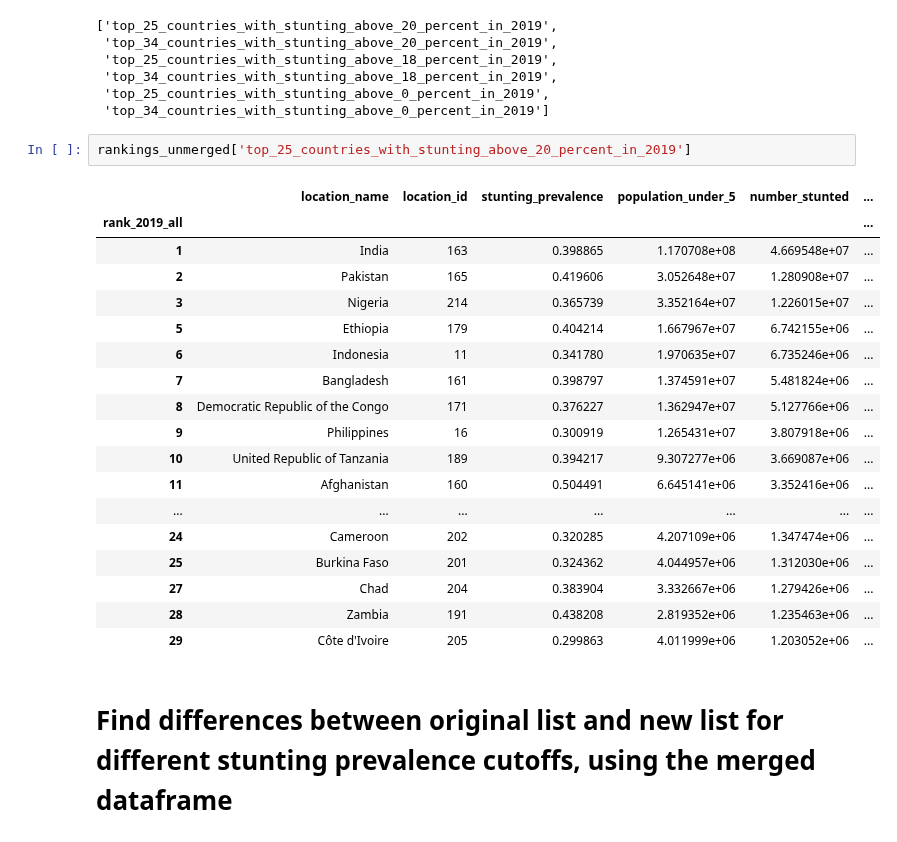
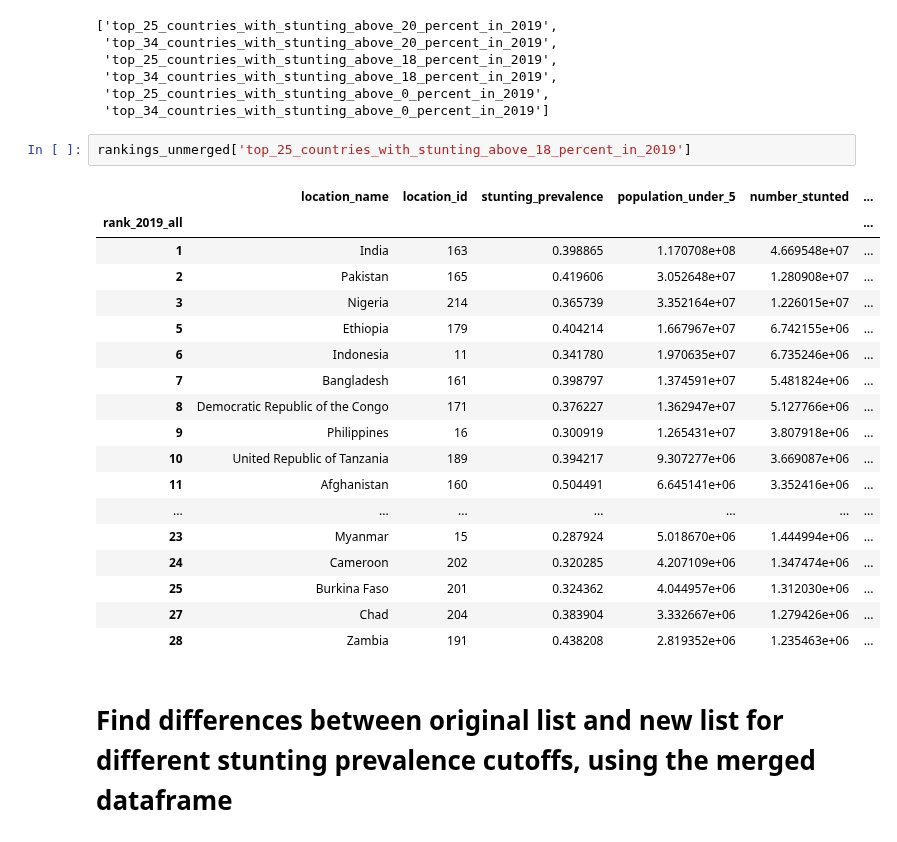
Before and after one commit to ihmeuw/vivarium_data_analysis, a Jupyter notebook: pre_processing/lsff_project/2020_10_15a_demonstrate_rank_locations_by_stunting_module.ipynb, the cells around one changed output. Saved outputs shown, nothing was run; the diff lists cells and outputs as text.

```diff
--- a/pre_processing/lsff_project/2020_10_15a_demonstrate_rank_locations_by_stunting_module.ipynb
+++ b/pre_processing/lsff_project/2020_10_15a_demonstrate_rank_locations_by_stunting_module.ipynb
@@ -281,26 +292,26 @@ list(rankings_unmerged.keys())
  'top_25_countries_with_stunting_above_0_percent_in_2019',
  'top_34_countries_with_stunting_above_0_percent_in_2019']
 # %%
-rankings_unmerged['top_25_countries_with_stunting_above_20_percent_in_2019']
+rankings_unmerged['top_25_countries_with_stunting_above_18_percent_in_2019']
 # %% [output]
 |  | location_name | location_id | stunting_prevalence | population_under_5 | number_stunted | ... |
 | rank_2019_all |  |  |  |  |  | ... |
 | 1 | India | 163 | 0.398865 | 1.170708e+08 | 4.669548e+07 | ... |
 | 2 | Pakistan | 165 | 0.419606 | 3.052648e+07 | 1.280908e+07 | ... |
 | 3 | Nigeria | 214 | 0.365739 | 3.352164e+07 | 1.226015e+07 | ... |
 | 5 | Ethiopia | 179 | 0.404214 | 1.667967e+07 | 6.742155e+06 | ... |
 | 6 | Indonesia | 11 | 0.341780 | 1.970635e+07 | 6.735246e+06 | ... |
 | 7 | Bangladesh | 161 | 0.398797 | 1.374591e+07 | 5.481824e+06 | ... |
 | 8 | Democratic Republic of the Congo | 171 | 0.376227 | 1.362947e+07 | 5.127766e+06 | ... |
 | 9 | Philippines | 16 | 0.300919 | 1.265431e+07 | 3.807918e+06 | ... |
 | 10 | United Republic of Tanzania | 189 | 0.394217 | 9.307277e+06 | 3.669087e+06 | ... |
 | 11 | Afghanistan | 160 | 0.504491 | 6.645141e+06 | 3.352416e+06 | ... |
 | ... | ... | ... | ... | ... | ... | ... |
+| 23 | Myanmar | 15 | 0.287924 | 5.018670e+06 | 1.444994e+06 | ... |
 | 24 | Cameroon | 202 | 0.320285 | 4.207109e+06 | 1.347474e+06 | ... |
 | 25 | Burkina Faso | 201 | 0.324362 | 4.044957e+06 | 1.312030e+06 | ... |
 | 27 | Chad | 204 | 0.383904 | 3.332667e+06 | 1.279426e+06 | ... |
 | 28 | Zambia | 191 | 0.438208 | 2.819352e+06 | 1.235463e+06 | ... |
-| 29 | Côte d'Ivoire | 205 | 0.299863 | 4.011999e+06 | 1.203052e+06 | ... |
 # %% [markdown]
 # Find differences between original list and new list for different stunting prevalence cutoffs, using the merged dataframe
 # %%
```
Also changed, not shown: parts of 15 cells of this notebook.
